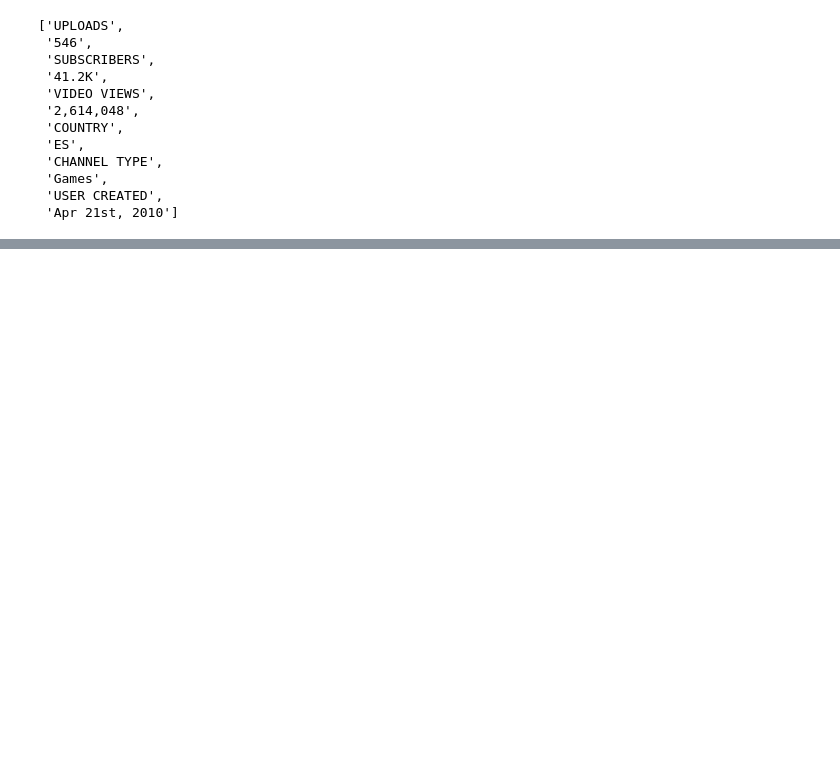
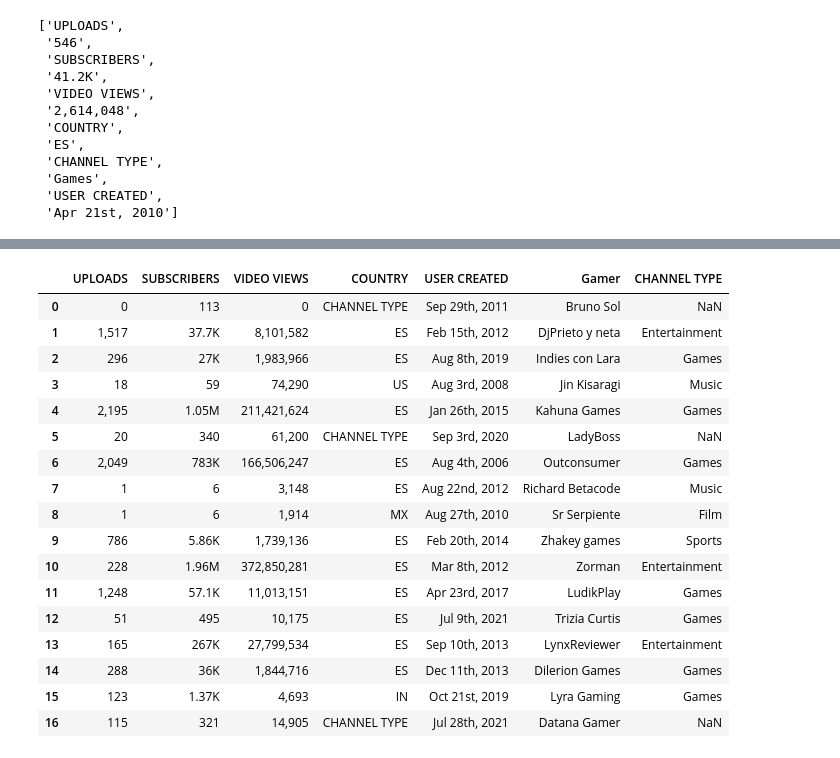
Before and after one commit to giottomillan/project_play, a Jupyter notebook: scrapping.ipynb, the cells around one changed output, grey strips where cells are left out. Saved outputs shown, nothing was run; the diff lists cells and outputs as text; code cells hidden in the pictures; blank space fills up the shorter version.

```diff
--- a/scrapping.ipynb
+++ b/scrapping.ipynb
@@ -395,0 +792,21 @@ url : https://socialblade.com/youtube/user/gladoop
+# %%
+talentos_indies
+# %% [output]
+|  | UPLOADS | SUBSCRIBERS | VIDEO VIEWS | COUNTRY | USER CREATED | Gamer | CHANNEL TYPE |
+| 0 | 0 | 113 | 0 | CHANNEL TYPE | Sep 29th, 2011 | Bruno Sol | NaN |
+| 1 | 1,517 | 37.7K | 8,101,582 | ES | Feb 15th, 2012 | DjPrieto y neta | Entertainment |
+| 2 | 296 | 27K | 1,983,966 | ES | Aug 8th, 2019 | Indies con Lara | Games |
+| 3 | 18 | 59 | 74,290 | US | Aug 3rd, 2008 | Jin Kisaragi | Music |
+| 4 | 2,195 | 1.05M | 211,421,624 | ES | Jan 26th, 2015 | Kahuna Games | Games |
+| 5 | 20 | 340 | 61,200 | CHANNEL TYPE | Sep 3rd, 2020 | LadyBoss | NaN |
+| 6 | 2,049 | 783K | 166,506,247 | ES | Aug 4th, 2006 | Outconsumer | Games |
+| 7 | 1 | 6 | 3,148 | ES | Aug 22nd, 2012 | Richard Betacode | Music |
+| 8 | 1 | 6 | 1,914 | MX | Aug 27th, 2010 | Sr Serpiente | Film |
+| 9 | 786 | 5.86K | 1,739,136 | ES | Feb 20th, 2014 | Zhakey games | Sports |
+| 10 | 228 | 1.96M | 372,850,281 | ES | Mar 8th, 2012 | Zorman | Entertainment |
+| 11 | 1,248 | 57.1K | 11,013,151 | ES | Apr 23rd, 2017 | LudikPlay | Games |
+| 12 | 51 | 495 | 10,175 | ES | Jul 9th, 2021 | Trizia Curtis | Games |
+| 13 | 165 | 267K | 27,799,534 | ES | Sep 10th, 2013 | LynxReviewer | Entertainment |
+| 14 | 288 | 36K | 1,844,716 | ES | Dec 11th, 2013 | Dilerion Games | Games |
+| 15 | 123 | 1.37K | 4,693 | IN | Oct 21st, 2019 | Lyra Gaming | Games |
+| 16 | 115 | 321 | 14,905 | CHANNEL TYPE | Jul 28th, 2021 | Datana Gamer | NaN |
```
Also changed, not shown: parts of 15 cells of this notebook, 3 other files.
